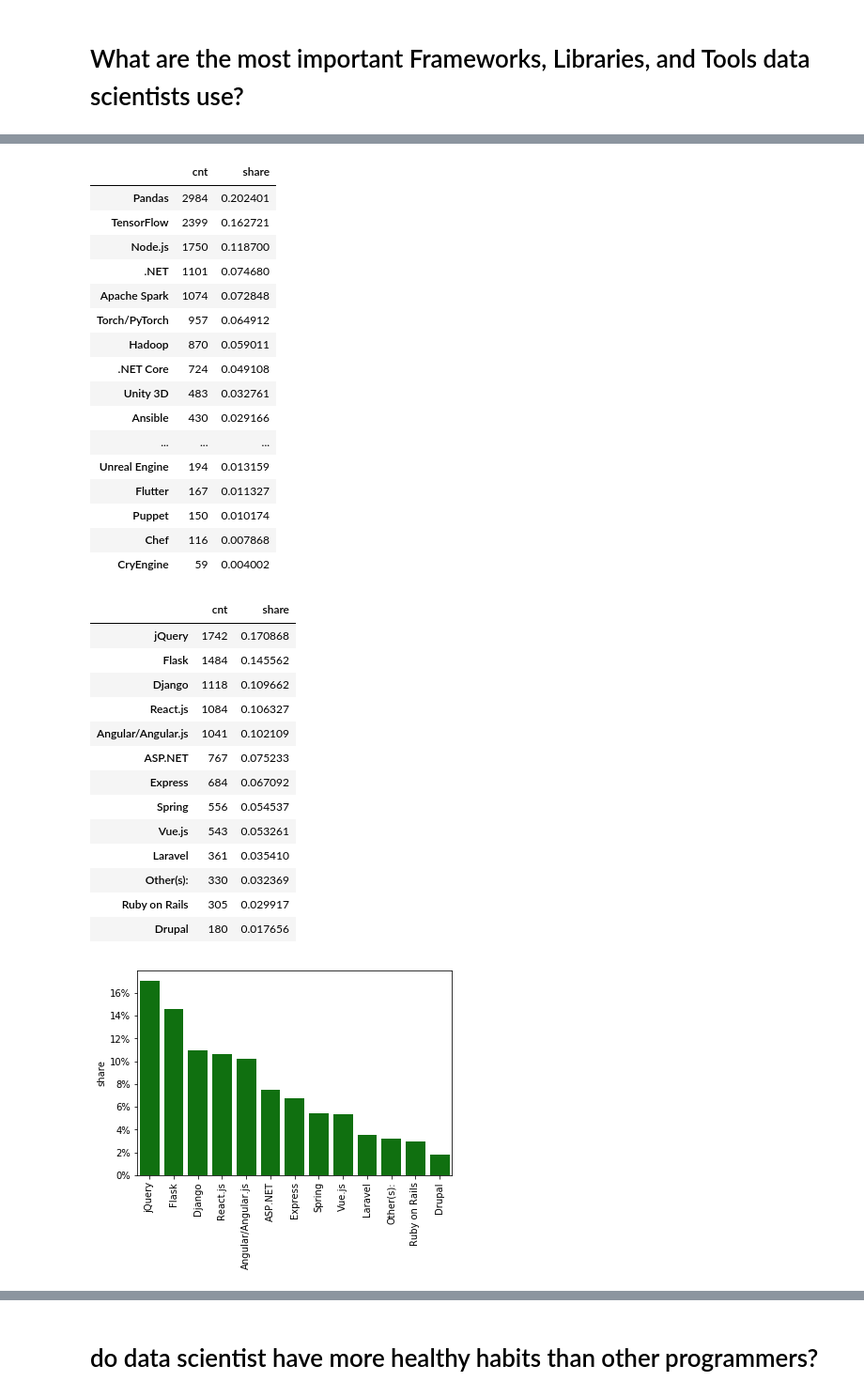
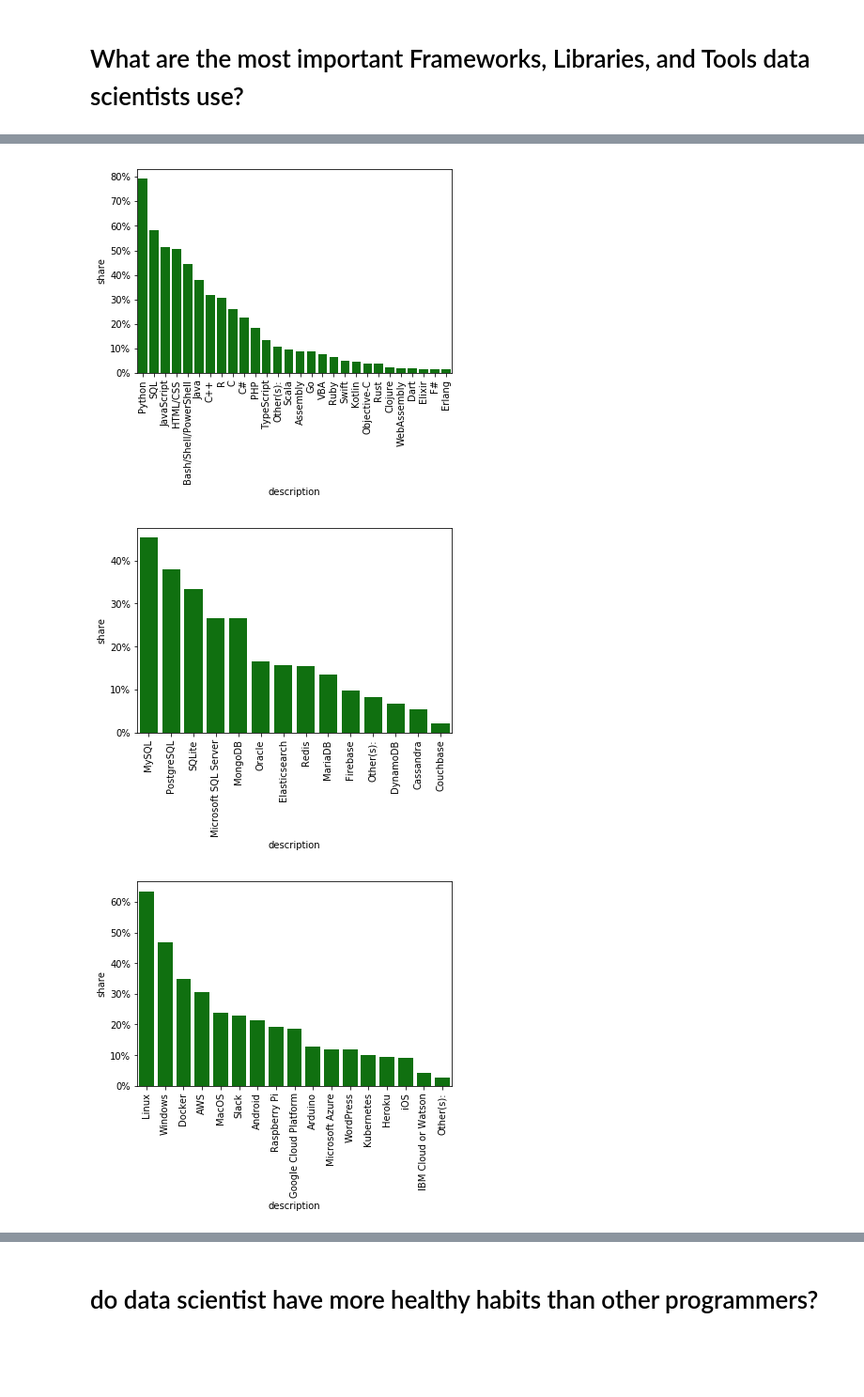
Before and after one commit to StefanTippelt/stack_overflow_developer_survey, a Jupyter notebook: stackoverflow_exploration.ipynb, the cells around one changed output, grey strips where cells are left out. Shown at 94% size. Cells and saved outputs as stored; diff of their text form; code cells hidden in the pictures; blank space fills up the shorter version.

Commit message:
feat: Add additional metrics in loop

```diff
--- a/stackoverflow_exploration.ipynb
+++ b/stackoverflow_exploration.ipynb
@@ -205,12 +187,13 @@ ds_misc_tools.head()
-# %%
-def get_shares(df, col, delimiter=';'):
-  new_col = 'individual_' + col
-  df[new_col] = df[col].str.split(delimiter)
-
-  tmp_df = df[new_col].apply(pd.Series).stack()
-  share_df = tmp_df.value_counts().to_frame().rename(
-      columns={0: 'cnt'}
-  )
-  share_df["share"] = share_df["cnt"] / share_df["cnt"].sum()
-
-  return share_df
+# %%
+metrics = [
+  "LanguageWorkedWith",
+  "DatabaseWorkedWith",
+  "PlatformWorkedWith",
+  "WebFrameWorkedWith",
+  "MiscTechWorkedWith",
+]
+# %%
+mydf = pd.DataFrame()
+
+for __, metric in enumerate(metrics):
+  mydf = mydf.append(get_shares(df=ds_df, col=metric, delimiter=';'), ignore_index=True)
@@ -216,0 +253,6 @@ def get_shares(df, col, delimiter=';'):
+# %%
+%timeit
+mydf = pd.DataFrame()
+
+for __, metric in enumerate(metrics):
+  mydf = mydf.append(get_shares(df=ds_df, col=metric, delimiter=';'))
@@ -242,42 +317,13 @@ ds_platform = get_shares(df=ds_df, col="PlatformWorkedWith", delimiter=';'); ds_
 # %%
-ds_misc_tools = get_shares(df=ds_df, col="MiscTechWorkedWith", delimiter=';'); ds_misc_tools
+df_web_frameworks = get_shares(df=ds_df, col="WebFrameWorkedWith", delimiter=';')
+df_web_frameworks;
-# %% [output]
-|  | cnt | share |
-| Pandas | 2984 | 0.202401 |
-| TensorFlow | 2399 | 0.162721 |
-| Node.js | 1750 | 0.118700 |
-| .NET | 1101 | 0.074680 |
-| Apache Spark | 1074 | 0.072848 |
-| Torch/PyTorch | 957 | 0.064912 |
-| Hadoop | 870 | 0.059011 |
-| .NET Core | 724 | 0.049108 |
-| Unity 3D | 483 | 0.032761 |
-| Ansible | 430 | 0.029166 |
-| ... | ... | ... |
-| Unreal Engine | 194 | 0.013159 |
-| Flutter | 167 | 0.011327 |
-| Puppet | 150 | 0.010174 |
-| Chef | 116 | 0.007868 |
-| CryEngine | 59 | 0.004002 |
-# %%
-df_web_frameworks = get_shares(df=ds_df, col="WebFrameWorkedWith", delimiter=';'); df_web_frameworks
-# %% [output]
-|  | cnt | share |
-| jQuery | 1742 | 0.170868 |
-| Flask | 1484 | 0.145562 |
-| Django | 1118 | 0.109662 |
-| React.js | 1084 | 0.106327 |
-| Angular/Angular.js | 1041 | 0.102109 |
-| ASP.NET | 767 | 0.075233 |
-| Express | 684 | 0.067092 |
-| Spring | 556 | 0.054537 |
-| Vue.js | 543 | 0.053261 |
-| Laravel | 361 | 0.035410 |
-| Other(s): | 330 | 0.032369 |
-| Ruby on Rails | 305 | 0.029917 |
-| Drupal | 180 | 0.017656 |
 # %%
 # TODO: add a grid
-plot_shares(x=df_web_frameworks.index, y=df_web_frameworks.share, color='g')
+
+for metric in metrics:
+  plot_shares(x=mydf.query("metric == @metric")["description"], y=mydf.query("metric == @metric")["share"], color='g')
+  plt.show()
 # %% [output]
-[figure, old version]
+[figure, new version]
+[figure, added]
+[figure, added]
```
Also changed, not shown: parts of 24 cells of this notebook.
